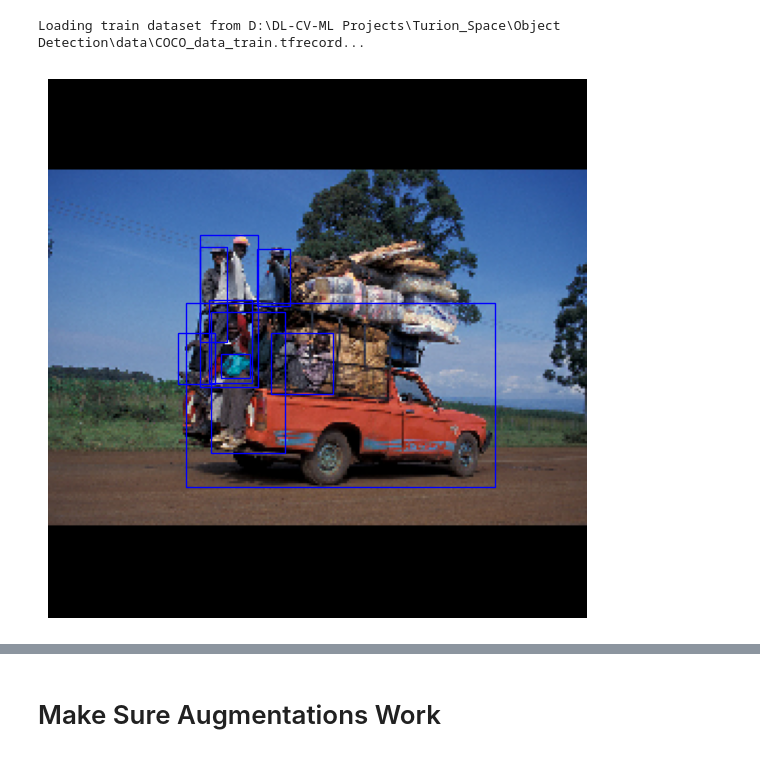
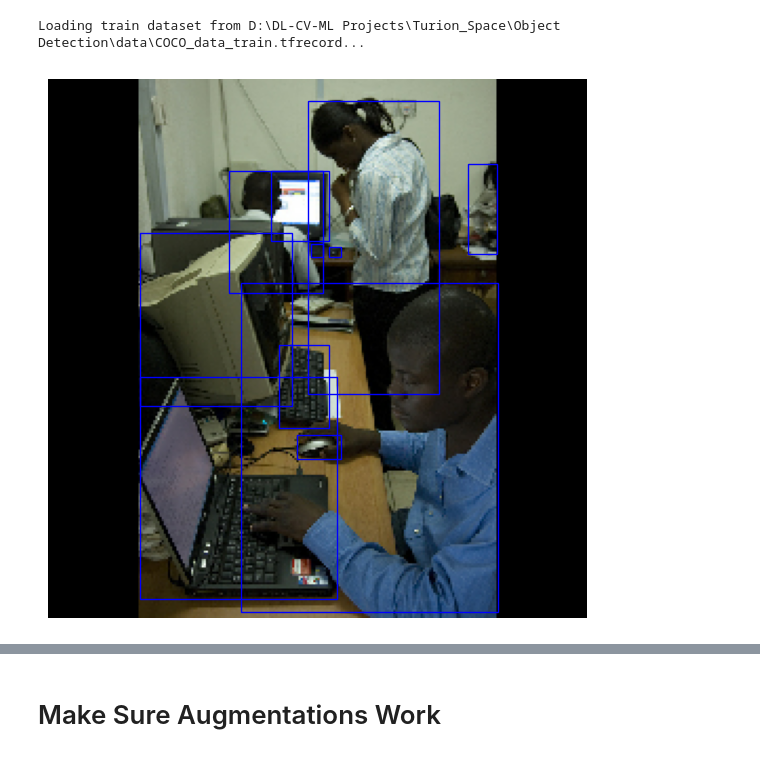
Before and after one commit to gmangonz/Object-Detection, a Jupyter notebook: test.ipynb, the cells around one changed output, grey strips where cells are left out. Saved outputs shown, nothing was run; the diff lists cells and outputs as text; code cells hidden in the pictures.

```diff
--- a/test.ipynb
+++ b/test.ipynb
@@ -65,9 +65,9 @@ tmvm = iter(ds_train)
 # %%
 kvsdk = next(tmvm)
 # %%
-i = 0
+i = 8
 img_to_resize = kvsdk[0][i]
 its_bboxes = kvsdk[1][i]
 visualize_boxes(img_to_resize,its_bboxes*tf.constant([256, 256, 256, 256], dtype=tf.float32), figsize=(7, 7), linewidth=1, color=[0, 0, 1])
 # %% [output]
-[figure, old version]
+[figure, new version]
```
Also changed, not shown: parts of 10 cells of this notebook.
